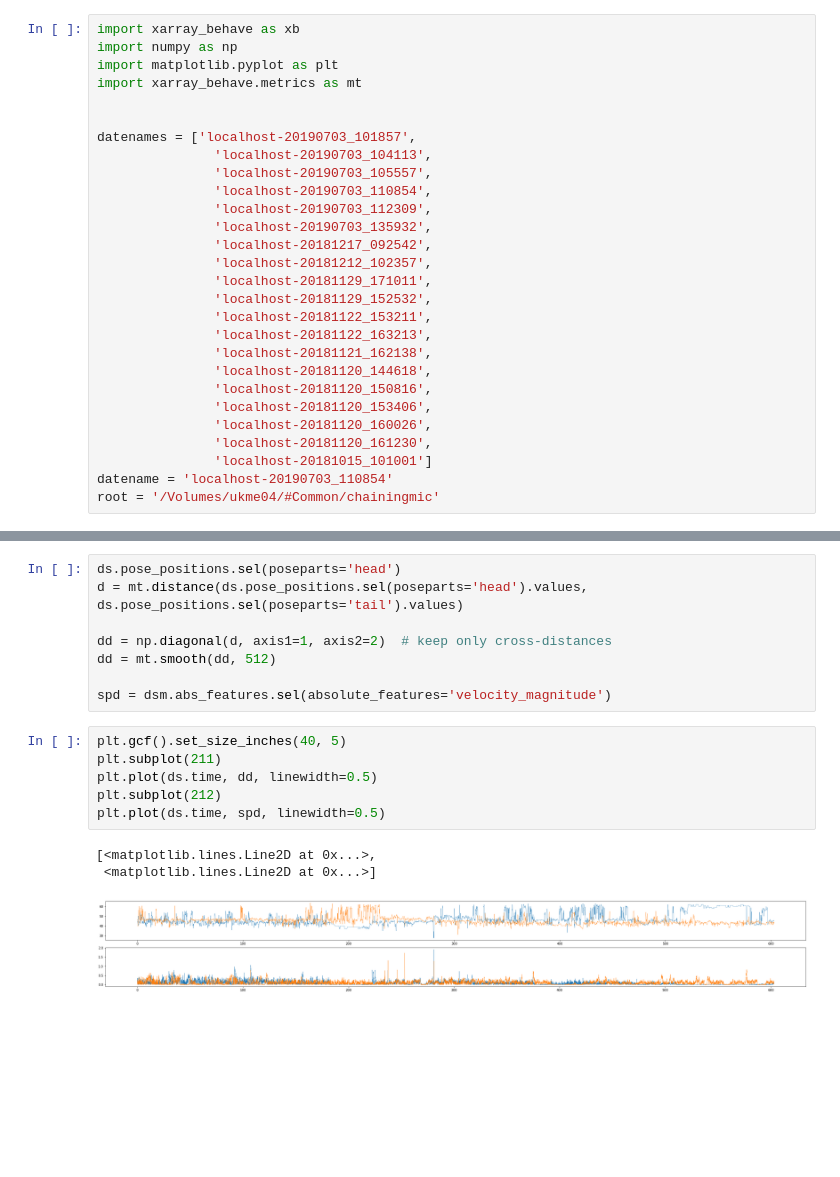
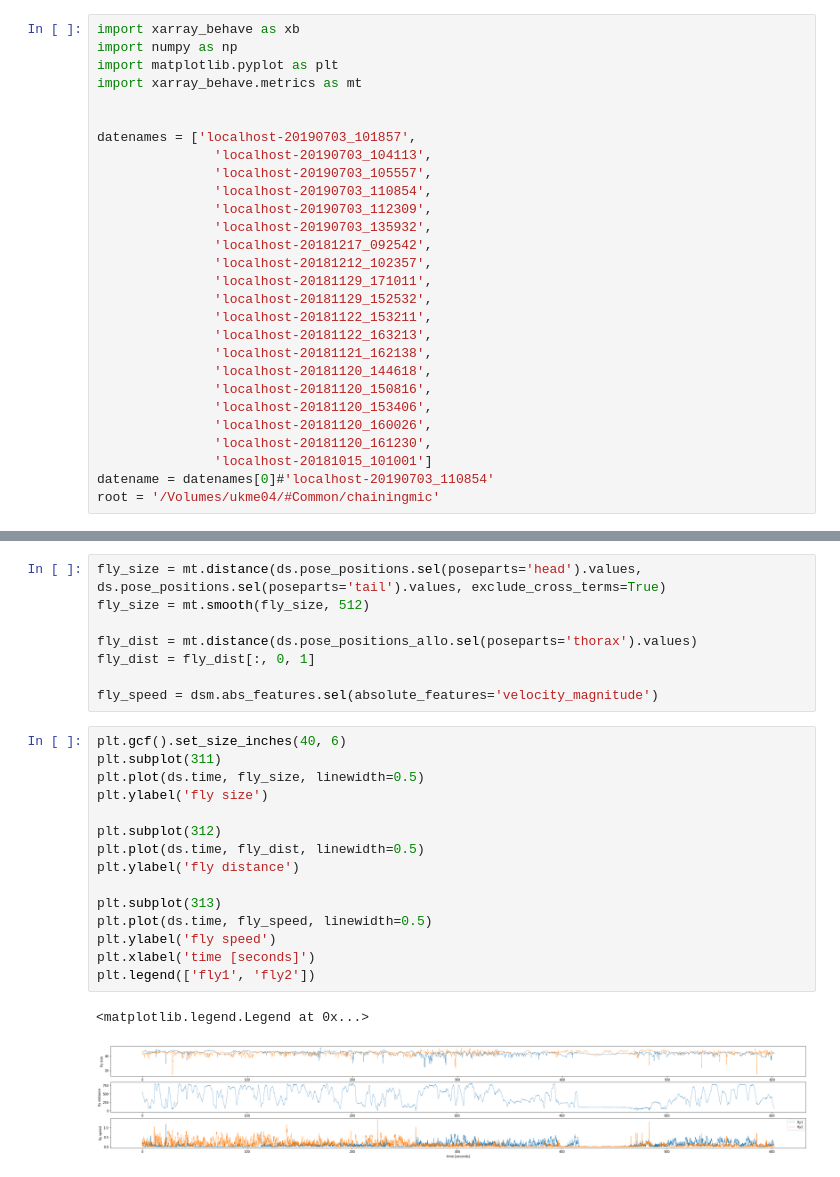
Before and after one commit to janclemenslab/xarray-behave, a Jupyter notebook: test_id_flips.ipynb, the cells around one changed output, grey strips where cells are left out. Saved outputs shown, nothing was run; the diff lists cells and outputs as text; blank space fills up the shorter version.

Commit message:
new option to calculate only self-distances

```diff
--- a/test_id_flips.ipynb
+++ b/test_id_flips.ipynb
@@ -24,7 +24,7 @@ datenames = ['localhost-20190703_101857',
                'localhost-20181120_160026',
                'localhost-20181120_161230',
                'localhost-20181015_101001']
-datename = 'localhost-20190703_110854'
+datename = datenames[0]#'localhost-20190703_110854'
 root = '/Volumes/ukme04/#Common/chainingmic'
 # %%
 ds = xb.assemble(datename, root, include_song=False)
@@ -32,18 +53,26 @@ dsm = xb.assemble_metrics(ds)
 # %%
-ds.pose_positions.sel(poseparts='head')
-d = mt.distance(ds.pose_positions.sel(poseparts='head').values, ds.pose_positions.sel(poseparts='tail').values)
+fly_size = mt.distance(ds.pose_positions.sel(poseparts='head').values, ds.pose_positions.sel(poseparts='tail').values, exclude_cross_terms=True)
+fly_size = mt.smooth(fly_size, 512)
 
-dd = np.diagonal(d, axis1=1, axis2=2)  # keep only cross-distances
-dd = mt.smooth(dd, 512)
+fly_dist = mt.distance(ds.pose_positions_allo.sel(poseparts='thorax').values)
+fly_dist = fly_dist[:, 0, 1]
 
-spd = dsm.abs_features.sel(absolute_features='velocity_magnitude')
+fly_speed = dsm.abs_features.sel(absolute_features='velocity_magnitude')
 # %%
-plt.gcf().set_size_inches(40, 5)
-plt.subplot(211)
-plt.plot(ds.time, dd, linewidth=0.5)
-plt.subplot(212)
-plt.plot(ds.time, spd, linewidth=0.5)
+plt.gcf().set_size_inches(40, 6)
+plt.subplot(311)
+plt.plot(ds.time, fly_size, linewidth=0.5)
+plt.ylabel('fly size')
+
+plt.subplot(312)
+plt.plot(ds.time, fly_dist, linewidth=0.5)
+plt.ylabel('fly distance')
+
+plt.subplot(313)
+plt.plot(ds.time, fly_speed, linewidth=0.5)
+plt.ylabel('fly speed')
+plt.xlabel('time [seconds]')
+plt.legend(['fly1', 'fly2'])
 # %% [output]
-[<matplotlib.lines.Line2D at 0x...>,
- <matplotlib.lines.Line2D at 0x...>]
+<matplotlib.legend.Legend at 0x...>
-[figure, old version]
+[figure, new version]
```
Also changed, not shown: parts of 7 cells of this notebook, 3 other files.
